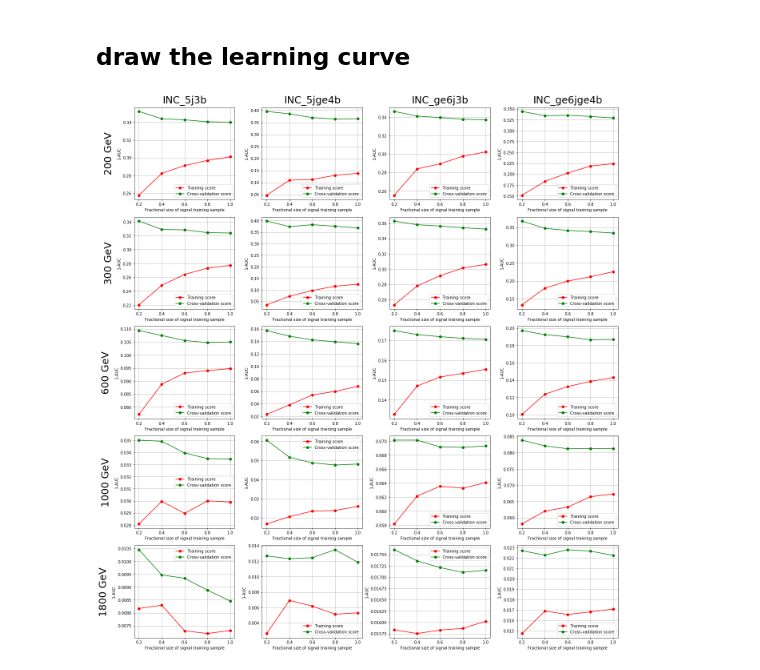
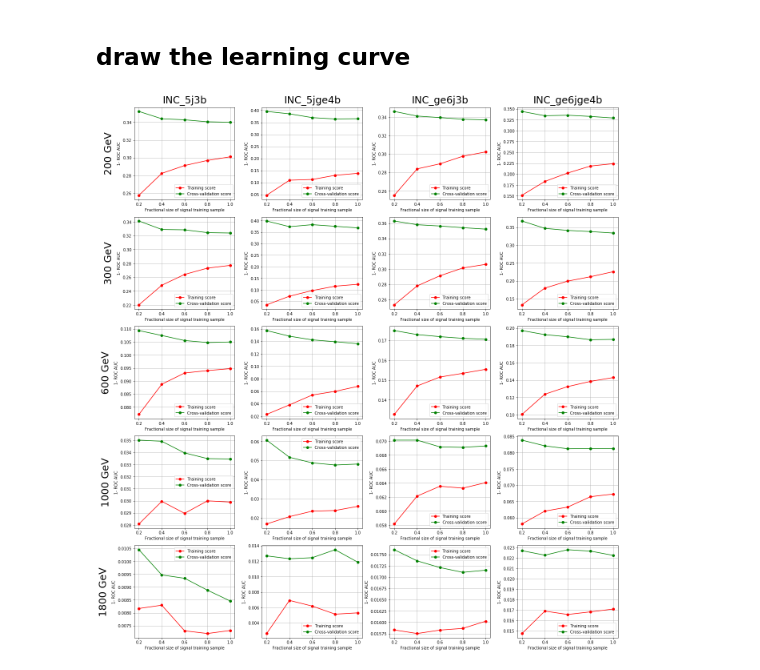
Before and after one commit to asalvadorsalas/HplusML, a Jupyter notebook: EstimateMCNeeds.ipynb, the cells around one changed output. Cells and saved outputs as stored; diff of their text form; code cells hidden in the pictures.

```diff
--- a/EstimateMCNeeds.ipynb
+++ b/EstimateMCNeeds.ipynb
@@ -86,35 +86,37 @@ print all_test_scores
 import matplotlib.pyplot as plt
 from matplotlib.transforms import offset_copy
 
-fig, axes = plt.subplots(nrows=len(hpmasses), ncols=len(regions), figsize=(20, 20))
+fig, axes = plt.subplots(nrows=len(hpmasses), ncols=len(regions), figsize=(20, 20))#, sharex='col',sharey='row')
+#fig.set_xlabel('Fractional size of signal training sample')
+#fig.set_ylabel("1-ROC AUC")
 
 for i, mass in enumerate(hpmasses):
     for j, region in enumerate(regions):
         axes[i][j].plot(train_sizes, all_train_scores[region][mass], 'o-', color="r",
                  label="Training score")
         axes[i][j].plot(train_sizes, all_test_scores[region][mass], 'o-', color="g",
                  label="Cross-validation score")
         axes[i][j].set_xlabel('Fractional size of signal training sample')
-        axes[i][j].set_ylabel("1-AUC")
+        axes[i][j].set_ylabel("1- ROC AUC")
         axes[i][j].legend(loc=0)
         axes[i][j].grid()
         #plt.title(region+" mHp="+str(mass), fontsize=10)
 
 pad = 5 # in points
 
 for ax, col in zip(axes[0], regions):
     ax.annotate(col, xy=(0.5, 1), xytext=(0, pad*2),
                 xycoords='axes fraction', textcoords='offset points',
                 ha='center', va='baseline', fontsize=25)
 
 for ax, row in zip(axes[:,0], hpmasses):
     ax.annotate(str(row)+" GeV", xy=(0, 0.5), xytext=(-ax.yaxis.labelpad - pad, 0),
                 xycoords=ax.yaxis.label, textcoords='offset points',
                 ha='right', va='center',rotation=90, fontsize=25)
 
 fig.tight_layout()
 fig.subplots_adjust(left=0.15, top=0.95)
 
 plt.show()
 # %% [output]
-[figure, old version]
+[figure, new version]
```
